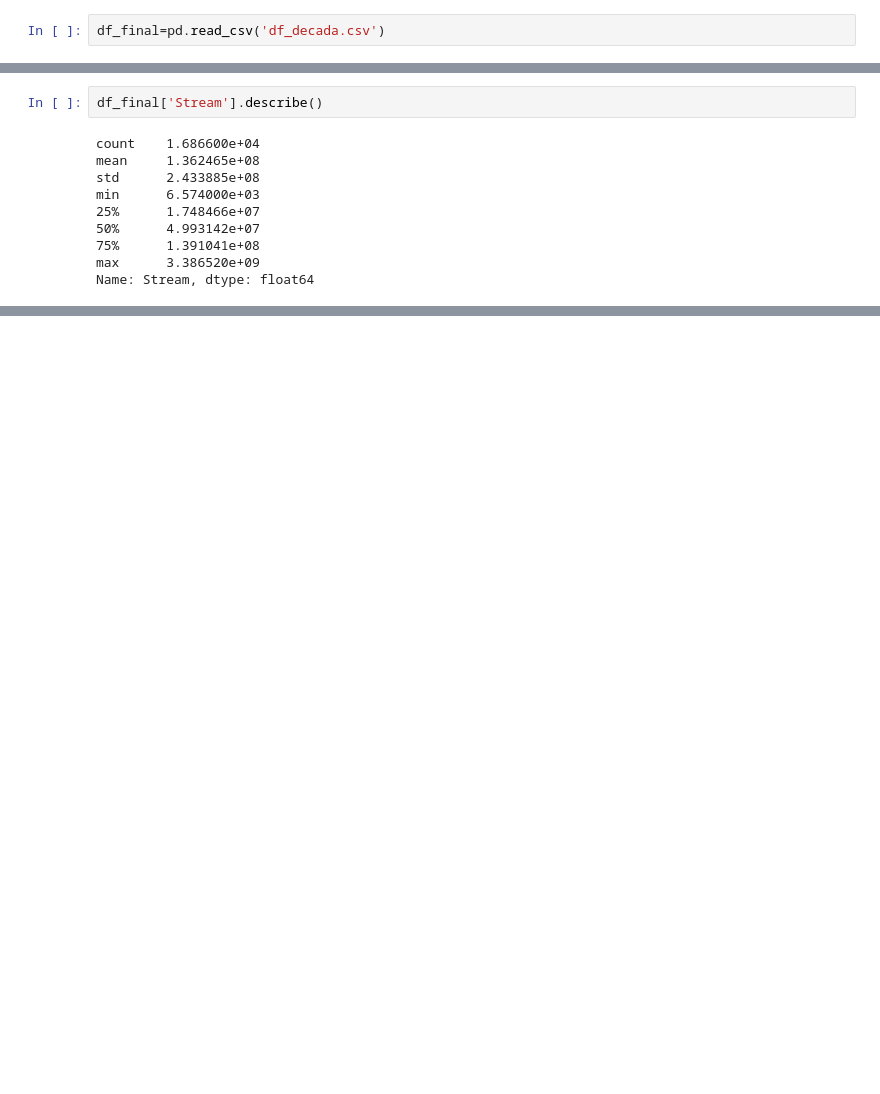
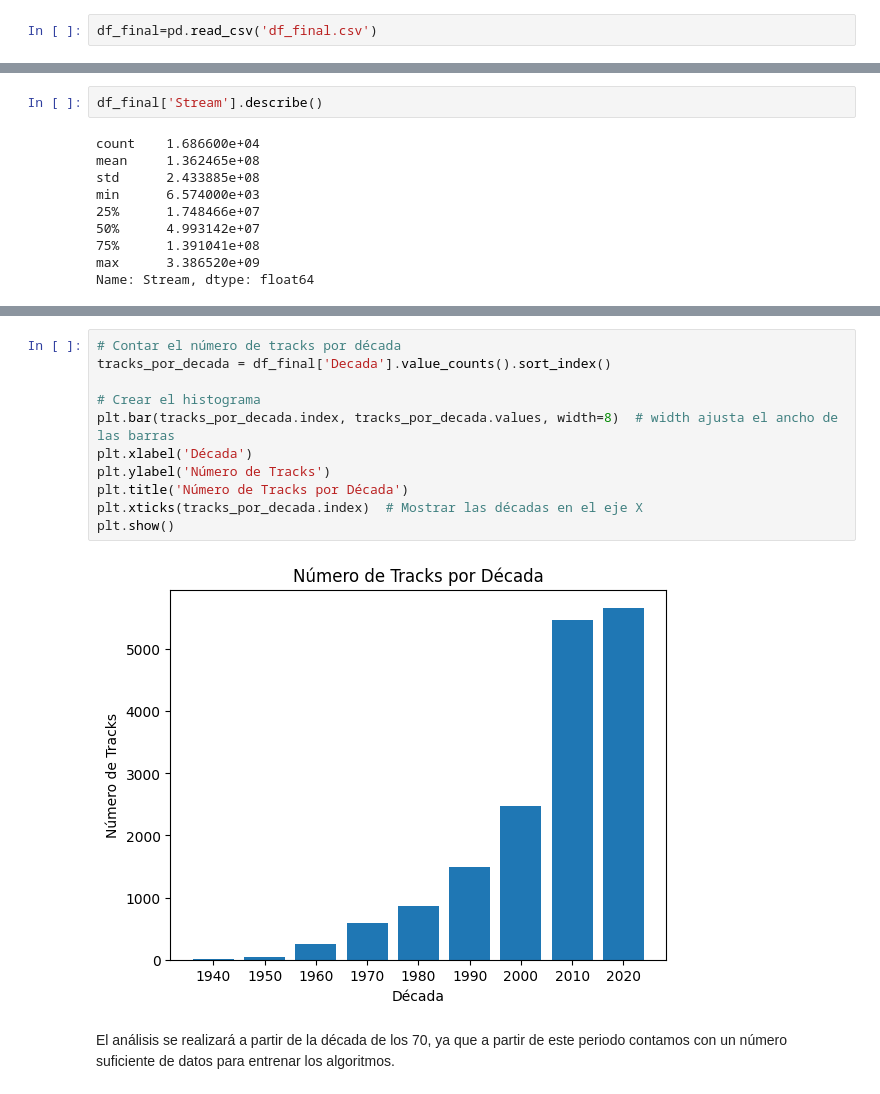
Before and after one commit to jjmoras1/Youtube-Spotify, a Jupyter notebook: test_df_final_decada.ipynb, the cells around one changed output, grey strips where cells are left out. Drawn from its saved outputs; the diff is of its cells as text; blank space fills up the shorter version.

```diff
--- a/test_df_final_decada.ipynb
+++ b/test_df_final_decada.ipynb
@@ -1,4 +4,4 @@
 # %%
 import pandas as pd
 # %%
-df_final=pd.read_csv('df_decada.csv')
+df_final=pd.read_csv('df_final.csv')
@@ -166,0 +48,15 @@ You can set `force_col_wise=true` to remove the overhead.
+# %%
+# Contar el número de tracks por década
+tracks_por_decada = df_final['Decada'].value_counts().sort_index()
+
+# Crear el histograma
+plt.bar(tracks_por_decada.index, tracks_por_decada.values, width=8)  # width ajusta el ancho de las barras
+plt.xlabel('Década')
+plt.ylabel('Número de Tracks')
+plt.title('Número de Tracks por Década')
+plt.xticks(tracks_por_decada.index)  # Mostrar las décadas en el eje X
+plt.show()
+# %% [output]
+[figure, added]
+# %% [markdown]
+El análisis se realizará a partir de la década de los 70, ya que a partir de este periodo contamos con un número suficiente de datos para entrenar los algoritmos.
```
Also changed, not shown: parts of 36 cells of this notebook, 7 other files.
